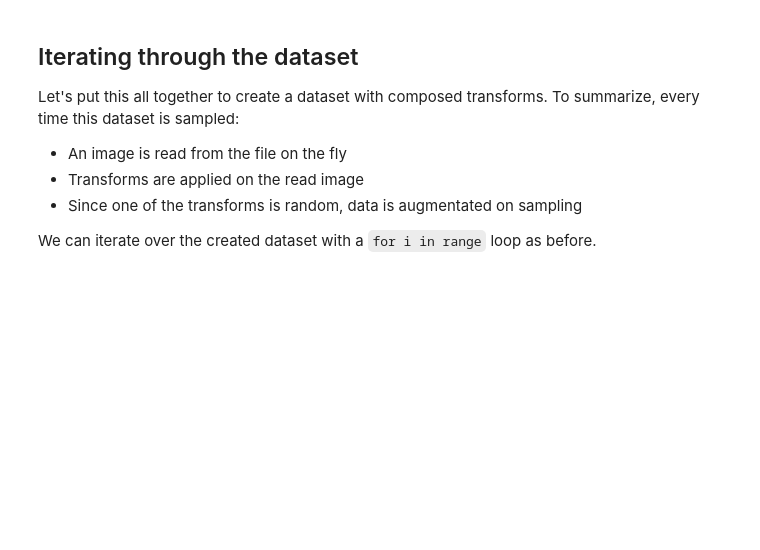
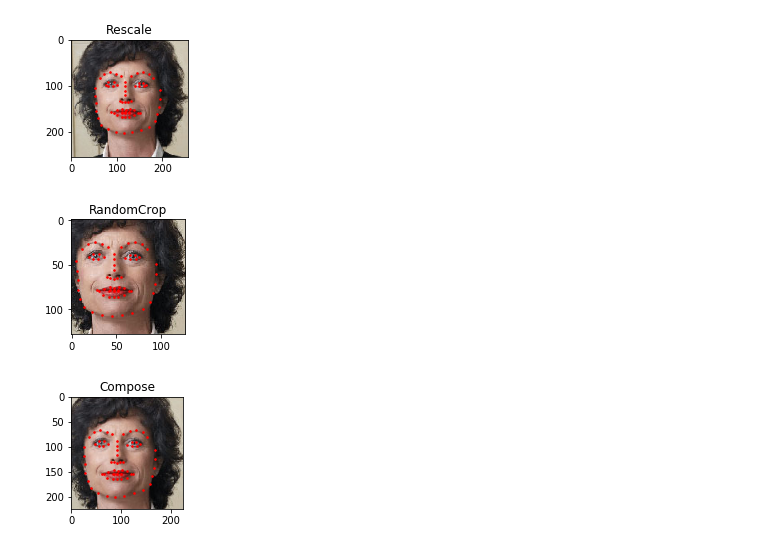
Before and after one commit to yhshu/PyTorch_Tutorials, a Jupyter notebook: 数据装载与处理教程/data_loading_tutorial.ipynb, the cells around one changed output. Drawn from its saved outputs; the diff is of its cells as text; code cells hidden in the pictures; blank space fills up the shorter version.

```diff
--- a/数据装载与处理教程/data_loading_tutorial.ipynb
+++ b/数据装载与处理教程/data_loading_tutorial.ipynb
@@ -278,33 +266,21 @@ to do this.
 # %%
 scale = Rescale(256)
 crop = RandomCrop(128)
-composed = transforms.Compose([Rescale(256),
-                               RandomCrop(224)])
+composed = transforms.Compose([Rescale(256), RandomCrop(224)])
 
-# Apply each of the above transforms on sample.
+# 在样本上应用上述每个变换。
 fig = plt.figure()
 sample = face_dataset[65]
 for i, tsfrm in enumerate([scale, crop, composed]):
     transformed_sample = tsfrm(sample)
 
     ax = plt.subplot(1, 3, i + 1)
     plt.tight_layout()
-    ax.set_title(type(tsfrm).__name__)
+    ax.set_title(type(tsfrm).__name__) # 变换名称作为图的标题
     show_landmarks(**transformed_sample)
 
 plt.show()
+# %% [output]
+[figure, added]
+[figure, added]
+[figure, added]
-# %% [markdown]
-Iterating through the dataset
------------------------------
-
-Let's put this all together to create a dataset with composed
-transforms.
-To summarize, every time this dataset is sampled:
-
--  An image is read from the file on the fly
--  Transforms are applied on the read image
--  Since one of the transforms is random, data is augmentated on
-   sampling
-
-We can iterate over the created dataset with a ``for i in range``
-loop as before.
```
Also changed, not shown: parts of 24 cells of this notebook, 2 other files.
